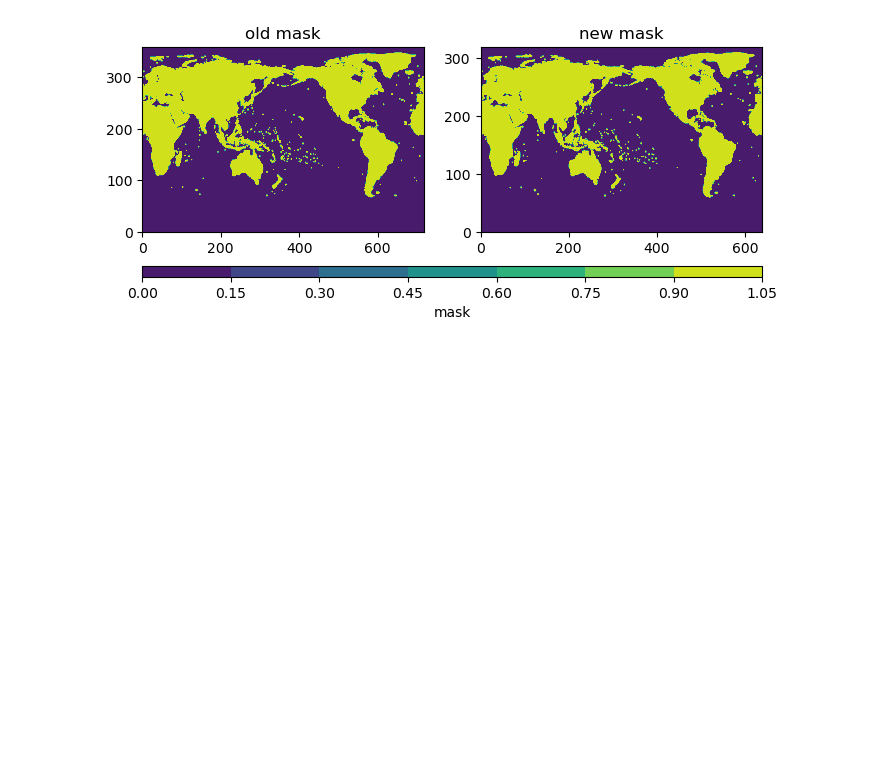
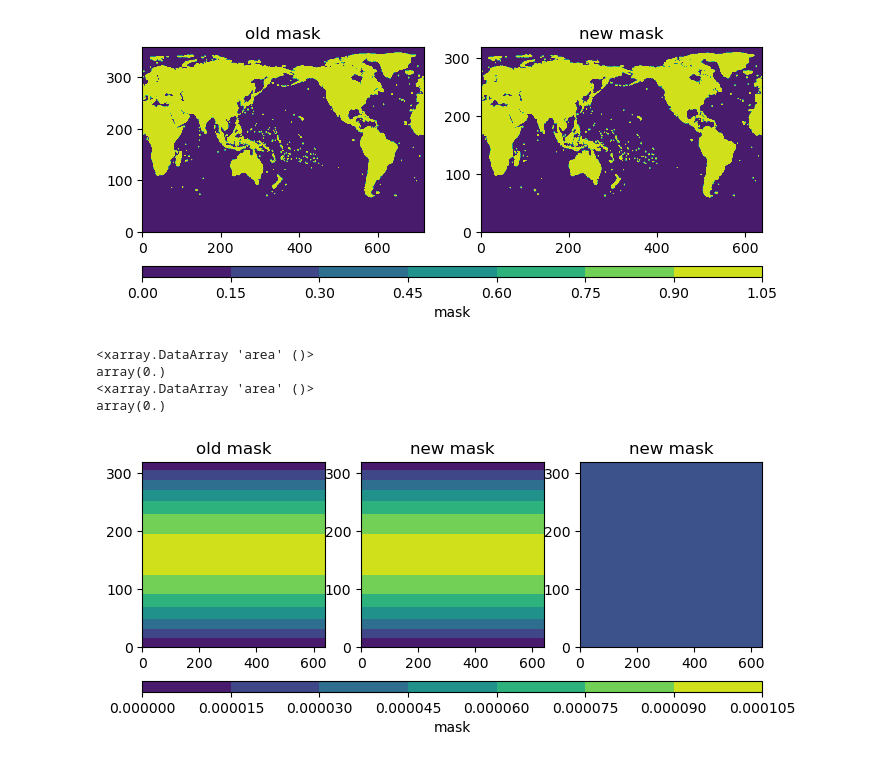
Before and after one commit to sglanvil/makingICs, a Jupyter notebook: make_land_mask.ipynb, the cells around one changed output. Cells and saved outputs as stored; diff of their text form; code cells hidden in the pictures; blank space fills up the shorter version.

```diff
--- a/make_land_mask.ipynb
+++ b/make_land_mask.ipynb
@@ -59,3 +61,38 @@ cbar = fig.colorbar(im1, ax=axs, orientation='horizontal',
 cbar.set_label('mask')
 # %% [output]
 [figure]
+# %%
+import xarray as xr
+import numpy as np
+import matplotlib.pyplot as plt
+from scipy.interpolate import RectBivariateSpline
+import datetime
+
+file1 = "/glade/campaign/cesm/development/espwg/SMYLE/initial_conditions/land_forcing/three_stream/domain.JRA55.0.56x0.56.c240430.nc"
+file2 = "/glade/campaign/cesm/development/espwg/SMYLE/initial_conditions/land_forcing/three_stream/domain.JRA55_crujra.0.56x0.56.c240430.nc"
+
+ds = xr.open_dataset(file1)
+area1 = ds.area
+ds = xr.open_dataset(file2)
+area2 = ds.area
+area3 = area1 - area2
+print(np.min(area3))
+print(np.max(area3))
+
+fig, axs = plt.subplots(1, 3, figsize=(8, 3))
+cmap = 'viridis'  # Example colormap
+im0 = axs[0].contourf(area1,cmap=cmap)
+axs[0].set_title('old mask')
+im1 = axs[1].contourf(area2,cmap=cmap)
+axs[1].set_title('new mask')
+im2 = axs[2].contourf(area3,cmap=cmap)
+axs[2].set_title('new mask')
+cbar = fig.colorbar(im1, ax=axs, orientation='horizontal',
+                    pad=0.15, fraction=0.05, aspect=60)
+cbar.set_label('mask')
+# %% [output]
+<xarray.DataArray 'area' ()>
+array(0.)
+<xarray.DataArray 'area' ()>
+array(0.)
+[figure, added]
```
Also changed, not shown: parts of 1 cell of this notebook.
